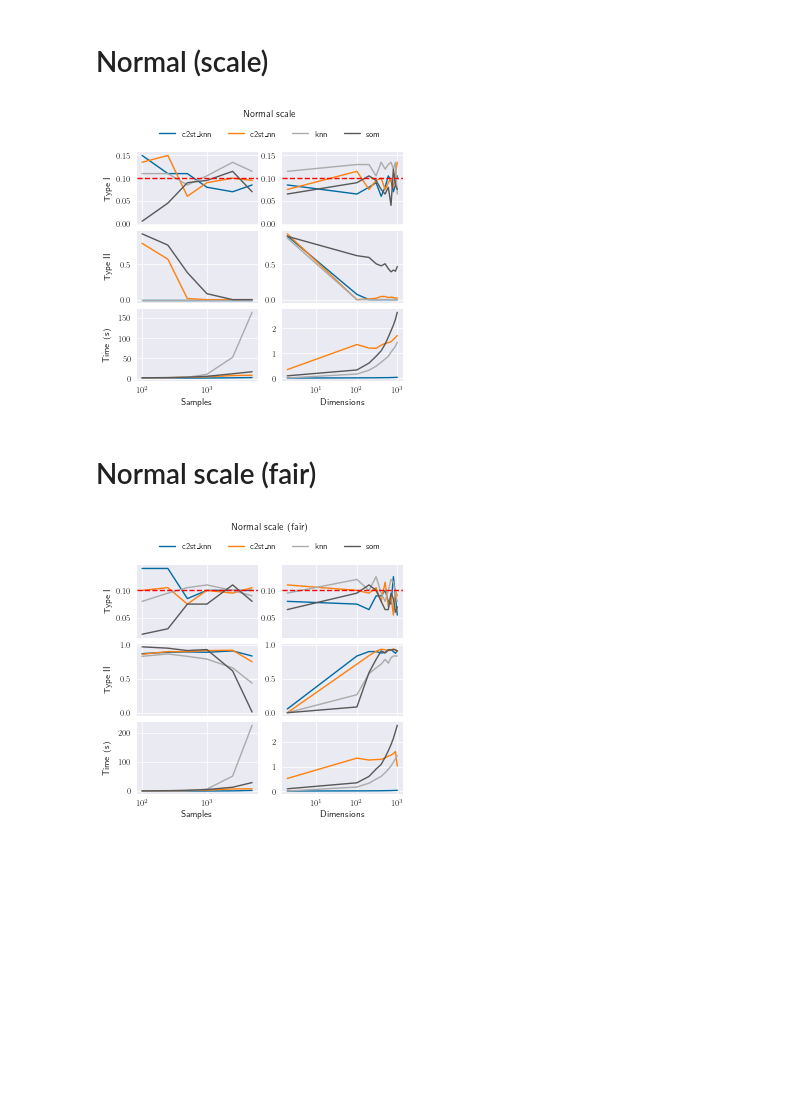
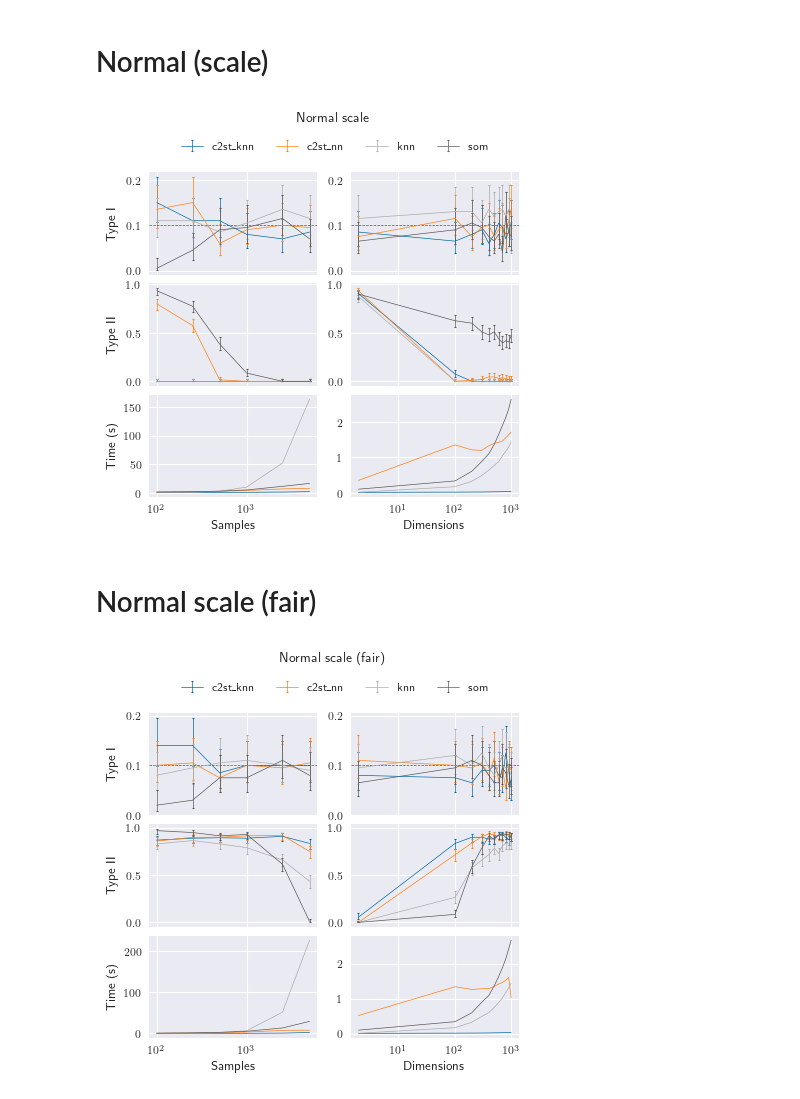
Before and after one commit to ayllon/SOMA, a Jupyter notebook: notebooks/by_datasets/normal.ipynb, the cells around one changed output. Cells and saved outputs as stored; diff of their text form; code cells hidden in the pictures; blank space fills up the shorter version.

```diff
--- a/notebooks/by_datasets/normal.ipynb
+++ b/notebooks/by_datasets/normal.ipynb
@@ -8,7 +11,6 @@ import pandas
 warnings.simplefilter('ignore')
 
 import matplotlib.pyplot as plt
-from matplotlib.gridspec import GridSpec
 from soma.generators.normal import MultivariateNormalGenerator
 from soma.util.plot import plot_sample_and_dim
 
@@ -20,6 +22,9 @@ plt.rcParams.update({
     'text.usetex': True,
     'savefig.bbox': 'tight',
     'savefig.pad_inches': 0.1,
+    'lines.linewidth': 0.5,
+    'errorbar.capsize': 1,
+    'lines.markeredgewidth': 0.8
 })
 # %%
 plot_dir = os.path.expanduser('~/Plots/by_dataset')
@@ -29,6 +34,7 @@ os.makedirs(plot_dir, exist_ok=True)
 # %%
 means = np.zeros(1000)
 means2 = np.ones(1000)
+repeat = 200
 
 n1 = MultivariateNormalGenerator(means, cov=np.diag(np.ones(1000)))
 n2 = MultivariateNormalGenerator(means2, cov=np.diag(np.ones(1000)))
@@ -80,10 +86,10 @@ ns_sample = pandas.read_csv('../../results/sample_size/ns_results_samples.csv',
 #ns_dim.to_csv('../results/dimensionality/normal_scale_dim.csv')
 ns_dim = pandas.read_csv('../../results/dimensionality/normal_scale_dim.csv', index_col=[0, 1])
 # %%
-fig = plot_sample_and_dim(ns_sample, ns_dim, title='Normal scale')
-fig.savefig(os.path.join(plot_dir, 'normal_scale.eps'))
+fig = plot_sample_and_dim(ns_sample, ns_dim, title='Normal scale', n=repeat)
+fig.savefig(os.path.join(plot_dir, 'normal_scale.pdf'))
 # %% [output]
-[figure, old version]
+[figure, new version]
 # %% [markdown]
 # Normal scale (fair)
 # %%
@@ -103,7 +109,7 @@ nsf_samples = pandas.read_csv('../../results/sample_size/nsf_results_samples.csv
 #nsf_dim.to_csv('../results/dimensionality/normal_scale_fair_dim.csv')
 nsf_dim = pandas.read_csv('../../results/dimensionality/normal_scale_fair_dim.csv', index_col=[0, 1])
 # %%
-fig = plot_sample_and_dim(nsf_samples, nsf_dim, title='Normal scale (fair)')
-fig.savefig(os.path.join(plot_dir, 'normal_scale_fair.eps'))
+fig = plot_sample_and_dim(nsf_samples, nsf_dim, title='Normal scale (fair)', n=repeat)
+fig.savefig(os.path.join(plot_dir, 'normal_scale_fair.pdf'))
 # %% [output]
-[figure, old version]
+[figure, new version]
```
Also changed, not shown: parts of 3 cells of this notebook, 5 other files.
